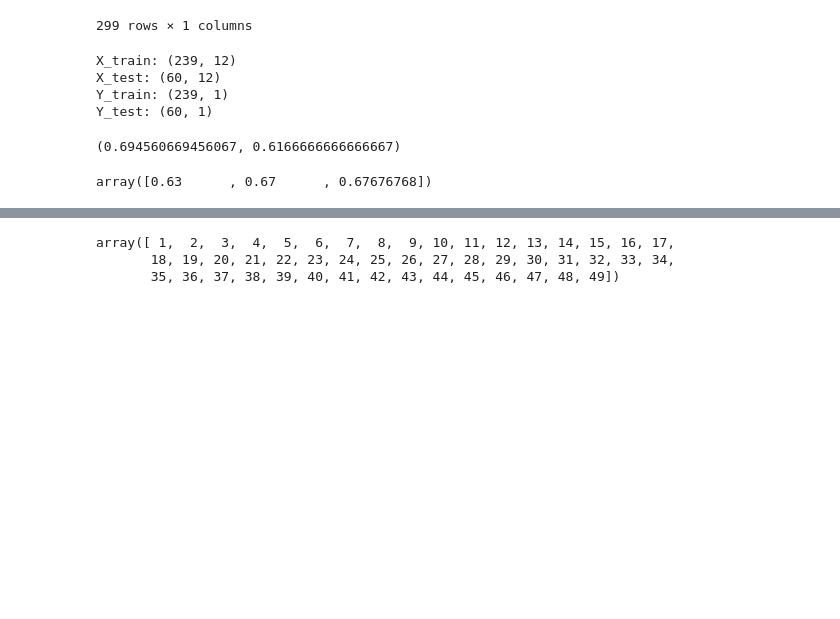
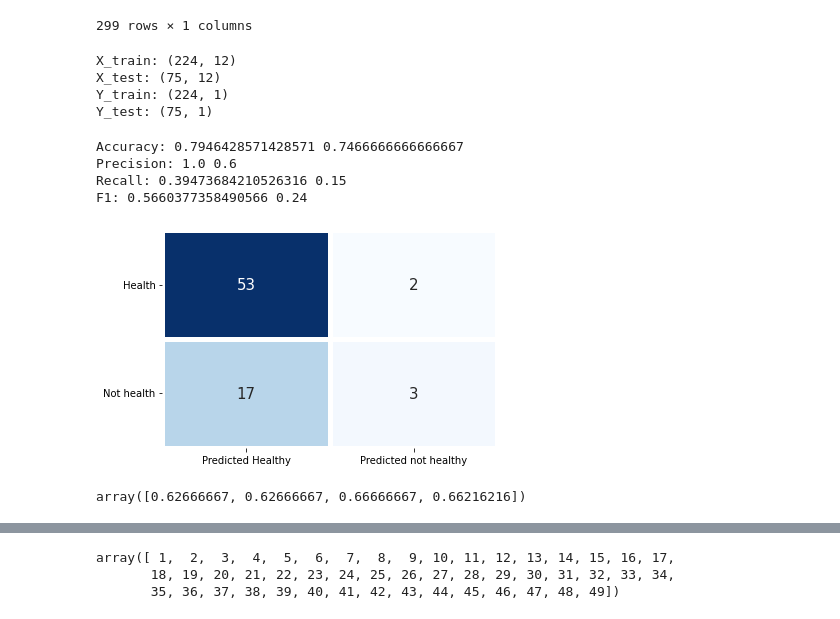
Before and after one commit to a-shirshov/machine_learning, a Jupyter notebook: lab3/lab3.ipynb, the cells around one changed output, grey strips where cells are left out. Drawn from its saved outputs; the diff is of its cells as text; code cells hidden in the pictures; blank space fills up the shorter version.

```diff
--- a/lab3/lab3.ipynb
+++ b/lab3/lab3.ipynb
@@ -106,30 +116,40 @@ Y
 | 298 | 0 |
 299 rows × 1 columns
 # %%
-X_train, X_test, Y_train, Y_test = train_test_split(X, Y, test_size=0.20, random_state=0)
+X_train, X_test, Y_train, Y_test = train_test_split(X, Y, test_size=0.25, random_state=1)
+# %%
+sc = StandardScaler()
+
+X_train = sc.fit_transform(X_train)
+
+X_test = sc.transform(X_test)
 # %%
 print("X_train:", X_train.shape)
 print("X_test:", X_test.shape)
 print("Y_train:", Y_train.shape)
 print("Y_test:", Y_test.shape)
 # %% [output]
-X_train: (239, 12)
-X_test: (60, 12)
-Y_train: (239, 1)
-Y_test: (60, 1)
+X_train: (224, 12)
+X_test: (75, 12)
+Y_train: (224, 1)
+Y_test: (75, 1)
 # %%
-cl1_1 = KNeighborsClassifier(n_neighbors=32)
-cl1_1.fit(X_train, Y_train)
-target1_0 = cl1_1.predict(X_train)
-target1_1 = cl1_1.predict(X_test)
-accuracy_score(Y_train, target1_0), accuracy_score(Y_test, target1_1)
+My_KNN = KNeighborsClassifier(n_neighbors=2)
+My_KNN.fit(X_train, Y_train)
+My_KNN_target_1_0 = My_KNN.predict(X_train)
+My_KNN_Y_Pred = My_KNN.predict(X_test)
+print(f'Accuracy:',accuracy_score(Y_train,My_KNN_target_1_0), accuracy_score(Y_test,My_KNN_Y_Pred))
 # %% [output]
-(0.694560669456067, 0.6166666666666667)
+Accuracy: 0.7946428571428571 0.7466666666666667
+Precision: 1.0 0.6
+Recall: 0.39473684210526316 0.15
+F1: 0.5660377358490566 0.24
+[figure, added]
 # %%
-scores = cross_val_score(KNeighborsClassifier(n_neighbors=2), X, Y, cv=3)
+scores = cross_val_score(KNeighborsClassifier(n_neighbors=2), X, Y, cv=4, scoring='accuracy')
 scores
 # %% [output]
-array([0.63      , 0.67      , 0.67676768])
+array([0.62666667, 0.62666667, 0.66666667, 0.66216216])
 # %%
 np.mean(scores)
 # %% [output]
```
Also changed, not shown: parts of 5 cells of this notebook.
